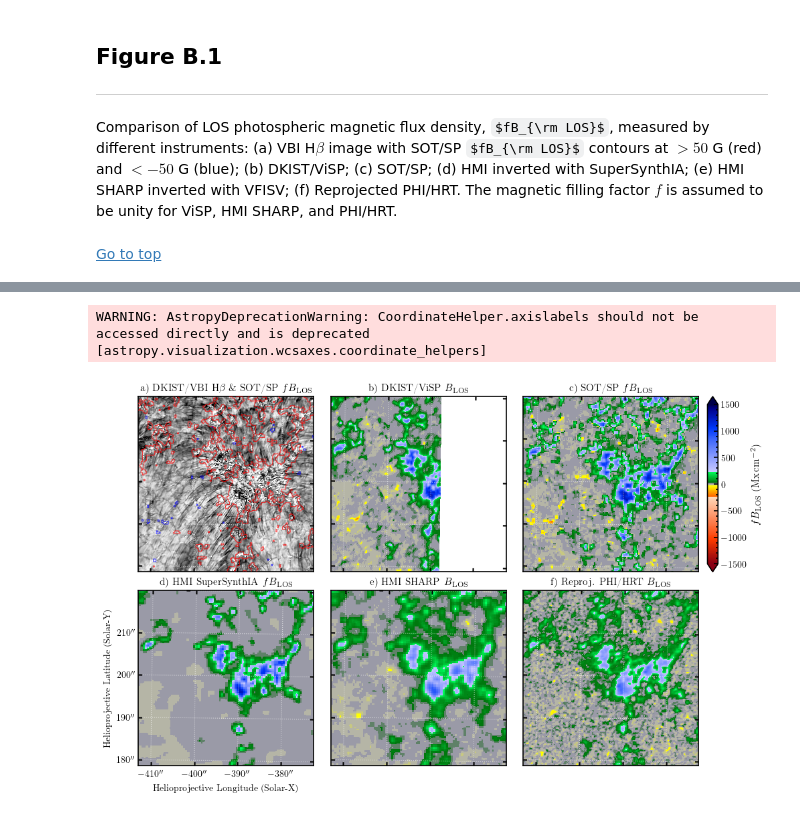
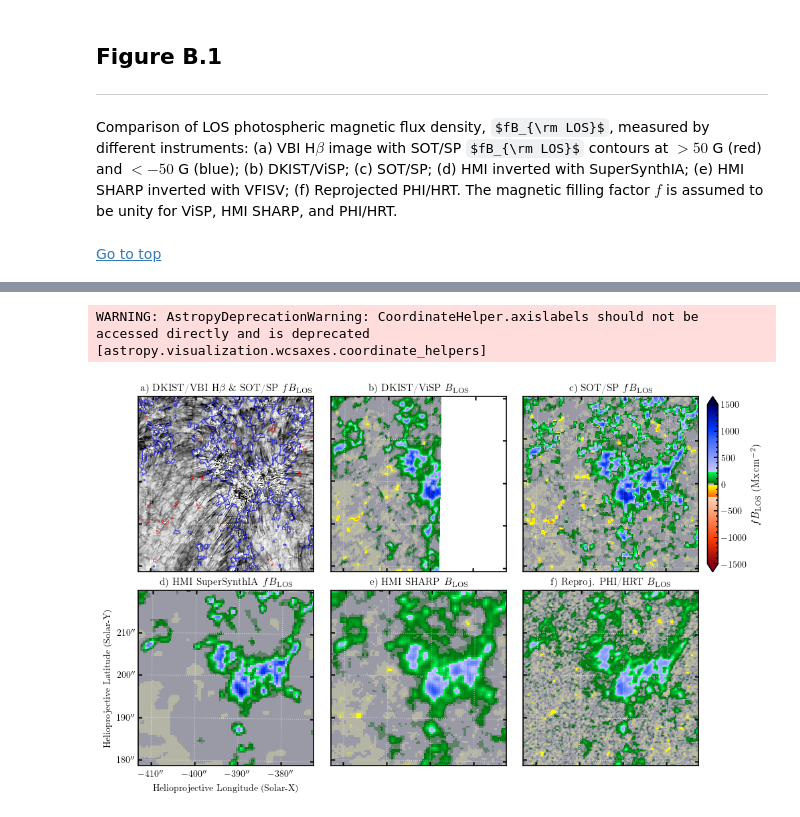
Before and after one commit to yjzhu-solar/DKIST_SolO_Fibril, a Jupyter notebook: ipynb/ms_plot/app_magnetograms.ipynb, the cells around one changed output, grey strips where cells are left out. Cells and saved outputs as stored; diff of their text form; code cells hidden in the pictures; some formulas as TeX source.

```diff
--- a/ipynb/ms_plot/app_magnetograms.ipynb
+++ b/ipynb/ms_plot/app_magnetograms.ipynb
@@ -175,7 +175,7 @@ with plt.rc_context(ms_style_dict):
 
 
     ax1.contour(sotsp_blos_map_to_vbi.data, levels=[-50,50],
-                colors=["blue", "red"], linewidths=0.8,
+                colors=["red", "blue"], linewidths=0.8,
                 extent=im_vbi.get_extent(), origin="lower", alpha=0.7)
 
     im2 = ax2.imshow(sotsp_blos_map_to_vbi.data, cmap="hmimag",
@@ -246,7 +246,7 @@ with plt.rc_context(ms_style_dict):
 
 
     ax1.contour(sotsp_blos_map_to_vbi.data, levels=[-50,50],
-                colors=["blue", "red"], linewidths=0.8,
+                colors=["red", "blue"], linewidths=0.8,
                 extent=im_vbi.get_extent(), origin="lower", alpha=0.7)
 
     im2 = ax2.imshow(dkist_br_map_to_vbi.data, cmap="hmimag",
@@ -291,34 +291,34 @@ with plt.rc_context(ms_style_dict):
                 fontsize=11)
 
     ax4.set_title(r'd) HMI SuperSynthIA $fB_{\rm LOS}$', color='black',
                 fontsize=11)
 
     ax5.set_title(r'e) HMI SHARP $B_{\rm LOS}$', color='black',
                 fontsize=11)
 
     ax6.set_title(r'f) Reproj. PHI/HRT $B_{\rm LOS}$', color='black',
                 fontsize=11)
 
     for ax_ in (ax1,ax2,ax3,ax5,ax6):
         ax_.coords[0].axislabels.set_visible(False)
         ax_.coords[1].axislabels.set_visible(False)
         ax_.coords[0].set_ticklabel_visible(False)
         ax_.coords[1].set_ticklabel_visible(False)
 
     for ax_ in (ax1,ax2,ax3,ax4,ax5,ax6):
         ax_.coords.grid(True,color="white",lw=0.8, alpha=0.6, ls=":")
 
     ax4.set_xlabel("Helioprojective Longitude (Solar-X)")
     ax4.set_ylabel("Helioprojective Latitude (Solar-Y)")
 
     fig.savefig("../../figs/ms_figure/app_magnetogram_compare.pdf", bbox_inches="tight", dpi=150)
     fig.savefig("../../figs/ms_figure_png/app_magnetogram_compare.png", bbox_inches="tight", dpi=150)
     plt.show()
 # %% [output]
 Go to top
 [interactive output not drawn]
 WARNING: AstropyDeprecationWarning: CoordinateHelper.axislabels should not be accessed directly and is deprecated [astropy.visualization.wcsaxes.coordinate_helpers]
-[figure, old version]
+[figure, new version]
 # %%
 # a dark mode style
 dm_fc = "#F3F4F3"
```
Also changed, not shown: parts of 2 cells of this notebook, 3 other files.
